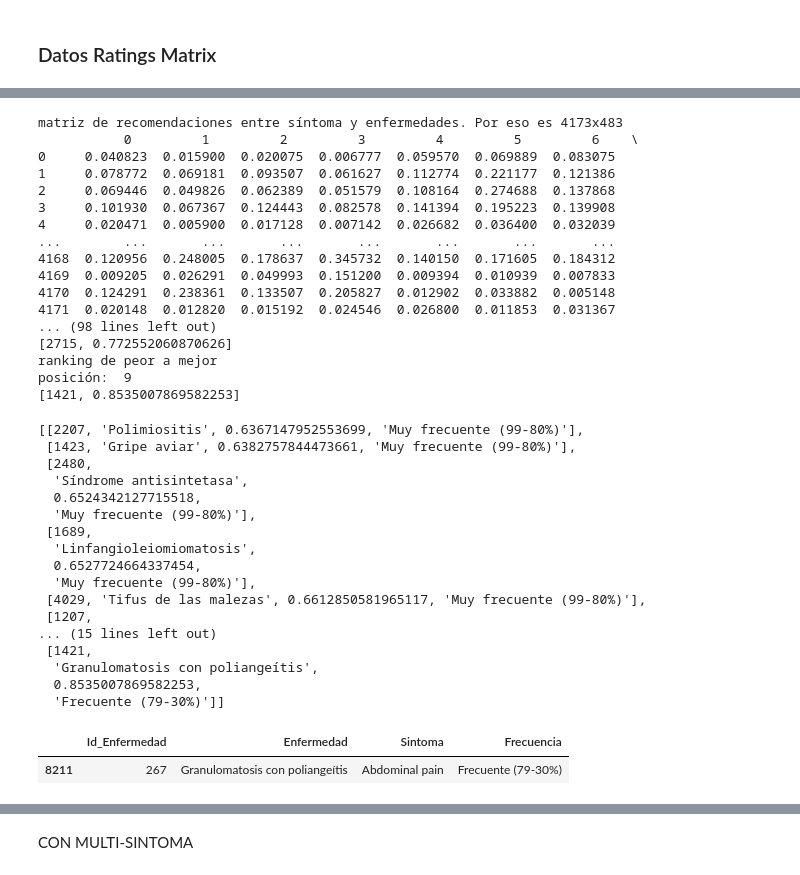
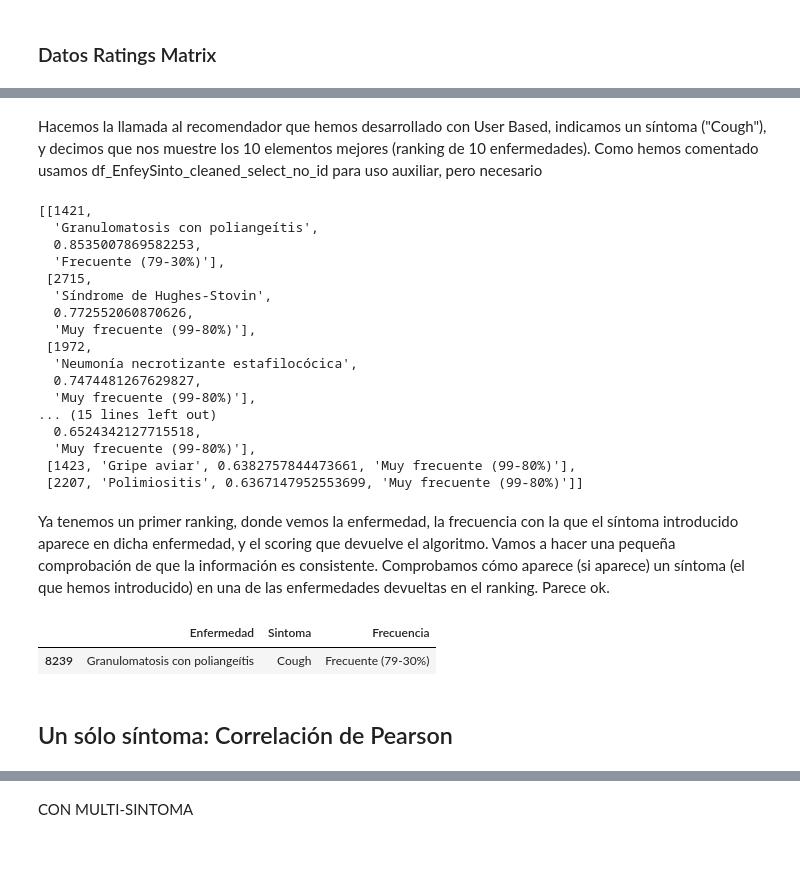
Before and after one commit to gpalomares2022/Kedro_real_project, a Jupyter notebook: notebooks/Notebook_TFM.ipynb, the cells around one changed output, grey strips where cells are left out. Cells and saved outputs as stored; diff of their text form; code cells hidden in the pictures.

```diff
--- a/notebooks/Notebook_TFM.ipynb
+++ b/notebooks/Notebook_TFM.ipynb
@@ -566,0 +581,3 @@ Frecuencias:  4
+# %%
+df_EnfeySinto_cleaned_select_no_id=df_EnfeySinto_cleaned_select.drop("Id_Enfermedad", axis=1)
+df_EnfeySinto_cleaned_select_no_id
@@ -640,47 +661,35 @@ matriz de recomendaciones entre síntoma y enfermedades. Por eso es 483x4173
+# %% [markdown]
+Hacemos la llamada al recomendador que hemos desarrollado con User Based, indicamos un síntoma ("Cough"), y decimos que nos muestre los 10 elementos mejores (ranking de 10 enfermedades). Como hemos comentado usamos df_EnfeySinto_cleaned_select_no_id para uso auxiliar, pero necesario
 # %%
-listado_completo,users_predictions,v=predict_collaborative_filtering_user_based("Cough",10)
+list_recomendaciones_by_user_based=recommendation_collaborative_filtering_user_based(
+    "Cough",10,df_EnfeySinto_cleaned_select_no_id)
+list_recomendaciones_by_user_based
 # %% [output]
-matriz de recomendaciones entre síntoma y enfermedades. Por eso es 4173x483
-           0         1         2         3         4         5         6    \
-0     0.040823  0.015900  0.020075  0.006777  0.059570  0.069889  0.083075
-1     0.078772  0.069181  0.093507  0.061627  0.112774  0.221177  0.121386
-2     0.069446  0.049826  0.062389  0.051579  0.108164  0.274688  0.137868
-3     0.101930  0.067367  0.124443  0.082578  0.141394  0.195223  0.139908
-4     0.020471  0.005900  0.017128  0.007142  0.026682  0.036400  0.032039
-...        ...       ...       ...       ...       ...       ...       ...
-4168  0.120956  0.248005  0.178637  0.345732  0.140150  0.171605  0.184312
-4169  0.009205  0.026291  0.049993  0.151200  0.009394  0.010939  0.007833
-4170  0.124291  0.238361  0.133507  0.205827  0.012902  0.033882  0.005148
-4171  0.020148  0.012820  0.015192  0.024546  0.026800  0.011853  0.031367
-... (98 lines left out)
-[2715, 0.772552060870626]
-ranking de peor a mejor
-posición:  9
-[1421, 0.8535007869582253]
+[[1421,
+  'Granulomatosis con poliangeítis',
+  0.8535007869582253,
+  'Frecuente (79-30%)'],
+ [2715,
+  'Síndrome de Hughes-Stovin',
+  0.772552060870626,
+  'Muy frecuente (99-80%)'],
+ [1972,
+  'Neumonía necrotizante estafilocócica',
+  0.7474481267629827,
+  'Muy frecuente (99-80%)'],
+... (15 lines left out)
+  0.6524342127715518,
+  'Muy frecuente (99-80%)'],
+ [1423, 'Gripe aviar', 0.6382757844473661, 'Muy frecuente (99-80%)'],
+ [2207, 'Polimiositis', 0.6367147952553699, 'Muy frecuente (99-80%)']]
-# %%
-#una de las variables es listado completo, que me pinta muy "bonito" todo.
-listado_completo
-# %% [output]
-[[2207, 'Polimiositis', 0.6367147952553699, 'Muy frecuente (99-80%)'],
- [1423, 'Gripe aviar', 0.6382757844473661, 'Muy frecuente (99-80%)'],
- [2480,
-  'Síndrome antisintetasa',
-  0.6524342127715518,
-  'Muy frecuente (99-80%)'],
- [1689,
-  'Linfangioleiomiomatosis',
-  0.6527724664337454,
-  'Muy frecuente (99-80%)'],
- [4029, 'Tifus de las malezas', 0.6612850581965117, 'Muy frecuente (99-80%)'],
- [1207,
-... (15 lines left out)
- [1421,
-  'Granulomatosis con poliangeítis',
-  0.8535007869582253,
-  'Frecuente (79-30%)']]
+# %% [markdown]
+Ya tenemos un primer ranking, donde vemos la enfermedad, la frecuencia con la que el síntoma introducido aparece en dicha enfermedad, y el scoring que devuelve el algoritmo.
+Vamos a hacer una pequeña comprobación de que la información es consistente. Comprobamos cómo aparece (si aparece) un síntoma (el que hemos introducido) en una de las enfermedades devueltas en el ranking. Parece ok.
 # %%
-df_EnfeySinto_select[(df_EnfeySinto_select["Enfermedad"]=="Granulomatosis con poliangeítis") &
-                     ((df_EnfeySinto_select["Sintoma"]=="Abdominal pain") )]
+df_EnfeySinto_cleaned_select_no_id[(df_EnfeySinto_cleaned_select_no_id["Enfermedad"]=="Granulomatosis con poliangeítis") &
+                     ((df_EnfeySinto_cleaned_select_no_id["Sintoma"]=="Cough") )]
 # %% [output]
-|  | Id_Enfermedad | Enfermedad | Sintoma | Frecuencia |
-| 8211 | 267 | Granulomatosis con poliangeítis | Abdominal pain | Frecuente (79-30%) |
+|  | Enfermedad | Sintoma | Frecuencia |
+| 8239 | Granulomatosis con poliangeítis | Cough | Frecuente (79-30%) |
+# %% [markdown]
+## Un sólo síntoma: Correlación de Pearson
```
Also changed, not shown: parts of 57 cells of this notebook, 2 other files.
